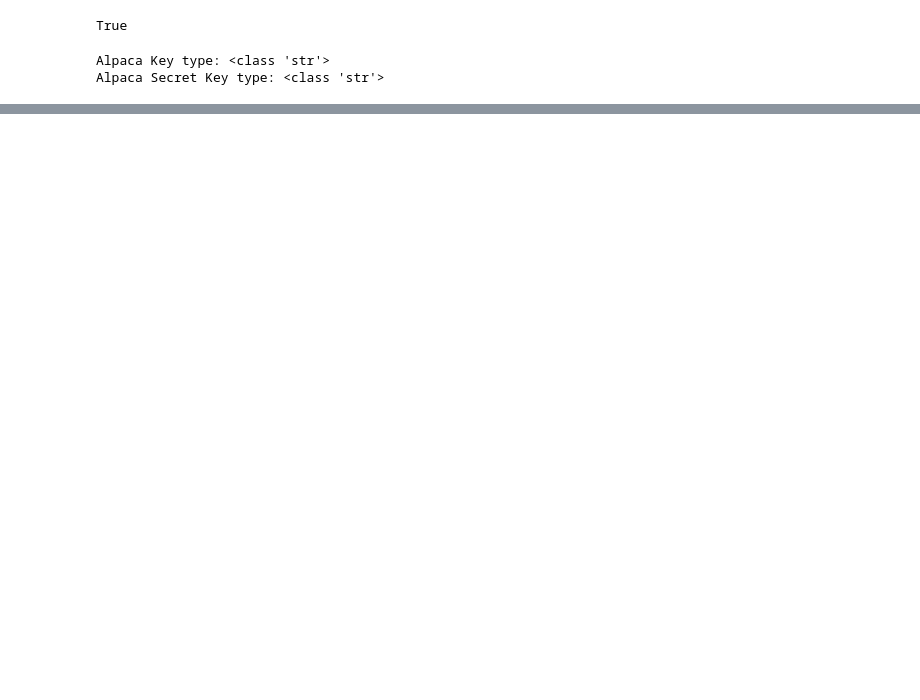
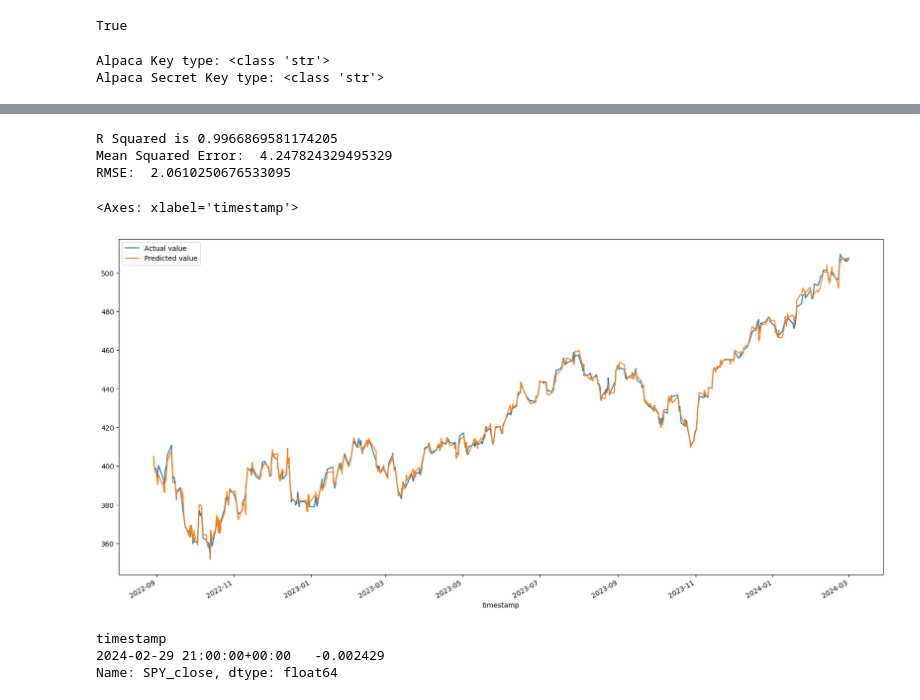
Before and after one commit to 15jarom/AlgorithmicSpy, a Jupyter notebook: AlgoSpy.ipynb, the cells around one changed output, grey strips where cells are left out. Drawn from its saved outputs; the diff is of its cells as text; code cells hidden in the pictures; blank space fills up the shorter version.

```diff
--- a/AlgoSpy.ipynb
+++ b/AlgoSpy.ipynb
@@ -131,0 +166,7 @@ df_portreo
+# %%
+#11.a
+#Define Features and target
+
+X = df_portreo.drop(columns='SPY_close').shift(1).dropna()
+y = df_portreo['SPY_close'][1:]
+X
@@ -163,19 +196,23 @@ print("RMSE: ", mse**(1/2.0))
 # %%
-#Now that we have the model set, we can run the whole thing for next period predictions
+#13
+#Define model and parmeters
+from sklearn.linear_model import SGDRegressor
+from sklearn.metrics import mean_squared_error
+SGDmodel = SGDRegressor(max_iter = int(np.ceil(10**6 // len('SPY_close'))), random_state=1)
+
 #Fit Model
-predict_df = pd.DataFrame(X, columns=['EWA_close', 'EWC_close', 'EWJ_close', 'EWU_close', 'EWZ_close', 'EWW_close', 'EZU_close', 'IWM_close', 'MCHI_close','XLK_close', 'XLV_close', 'XLP_close', 'ARKK_close', 'ICLN_close', 'ROBO_close'])
-last_rows = predict_df.tail(1)
-last_rows = scaler.transform(last_rows)
-SGDnext = SGDmodel.predict(last_rows)
-SGD_final = (SGDnext-df_portreo['SPY_close'].tail(1))/df_portreo['SPY_close'].tail(1)
-SGD_final
+SGDmodel.fit(X_train, y_train)
 
-#Set logic for signal
-if SGDnext > 0.005:
-    SGDprediction = 1
-elif SGDnext < -0.005:
-    SGDprediction = -1
-elif -0.005 <= SGDnext <= 0.005:
-    SGDprediction = 0
+#Make Predictions
+SGDpredictions = SGDmodel.predict(X_test)
 
-SGDprediction
+score = SGDmodel.score(X_train, y_train)
+mse = mean_squared_error(y_test, SGDpredictions)
+
+print(f"R Squared is {score}")
+print("Mean Squared Error: ", mse)
+print("RMSE: ", mse**(1/2.0))
+# %% [output]
+R Squared is 0.9966869581174205
+Mean Squared Error:  4.247824329495329
+RMSE:  2.0610250676533095
@@ -220,0 +219,18 @@ fig2 = Prophet_trends.plot_components(forecast)
+# %%
+reg_model_diff = pd.DataFrame({'Actual value': y_test, 'Predicted value': SGDpredictions})
+reg_model_diff.plot(figsize=(20,10))
+# %% [output]
+<Axes: xlabel='timestamp'>
+[figure, added]
+# %%
+predict_df = pd.DataFrame(X, columns=['EWA_close', 'EWC_close', 'EWJ_close', 'EWU_close', 'EWZ_close', 'EWW_close', 'EZU_close', 'IWM_close', 'MCHI_close','XLK_close', 'XLV_close', 'XLP_close', 'ARKK_close', 'ICLN_close', 'ROBO_close'])
+predict_df_scaled = pd.DataFrame(scaler.transform(predict_df))
+last_rows = predict_df_scaled.tail(1)
+#last_rows = scaler.transform(last_rows)
+SGDnext = SGDmodel.predict(last_rows)
+SGD_final = (SGDnext-df_portreo['SPY_close'].tail(1))/df_portreo['SPY_close'].tail(1)
+print(SGD_final)
+# %% [output]
+timestamp
+2024-02-29 21:00:00+00:00   -0.002429
+Name: SPY_close, dtype: float64
```
Also changed, not shown: parts of 35 cells of this notebook, 3 other files.
